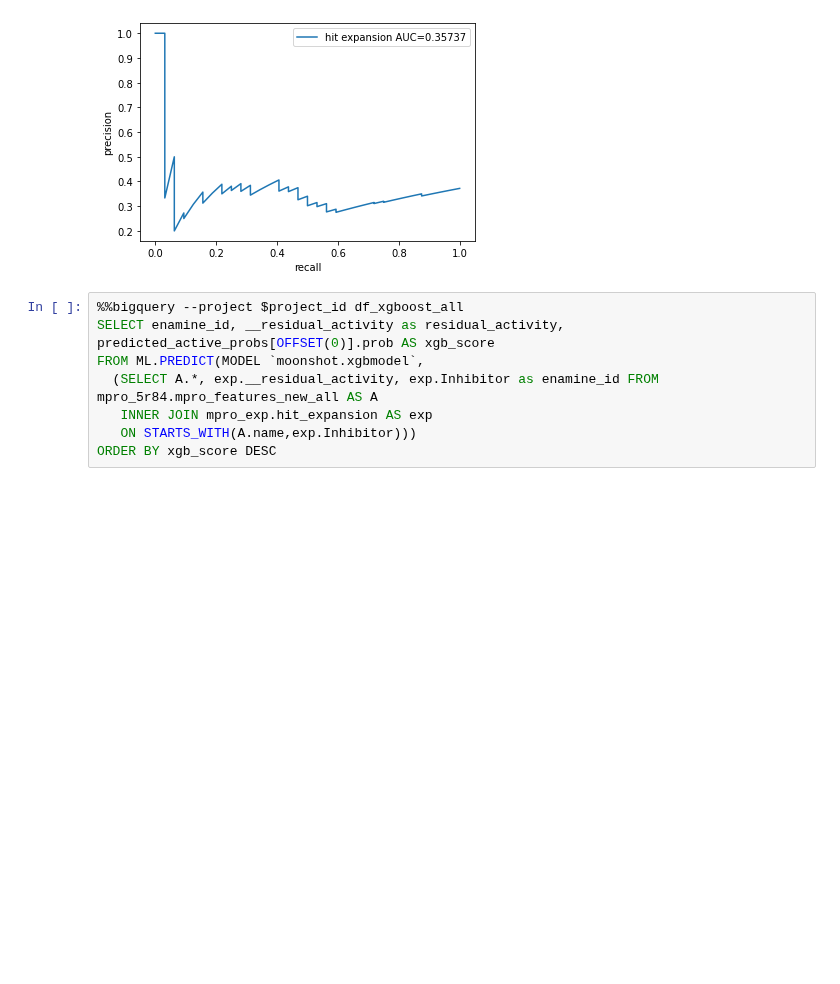
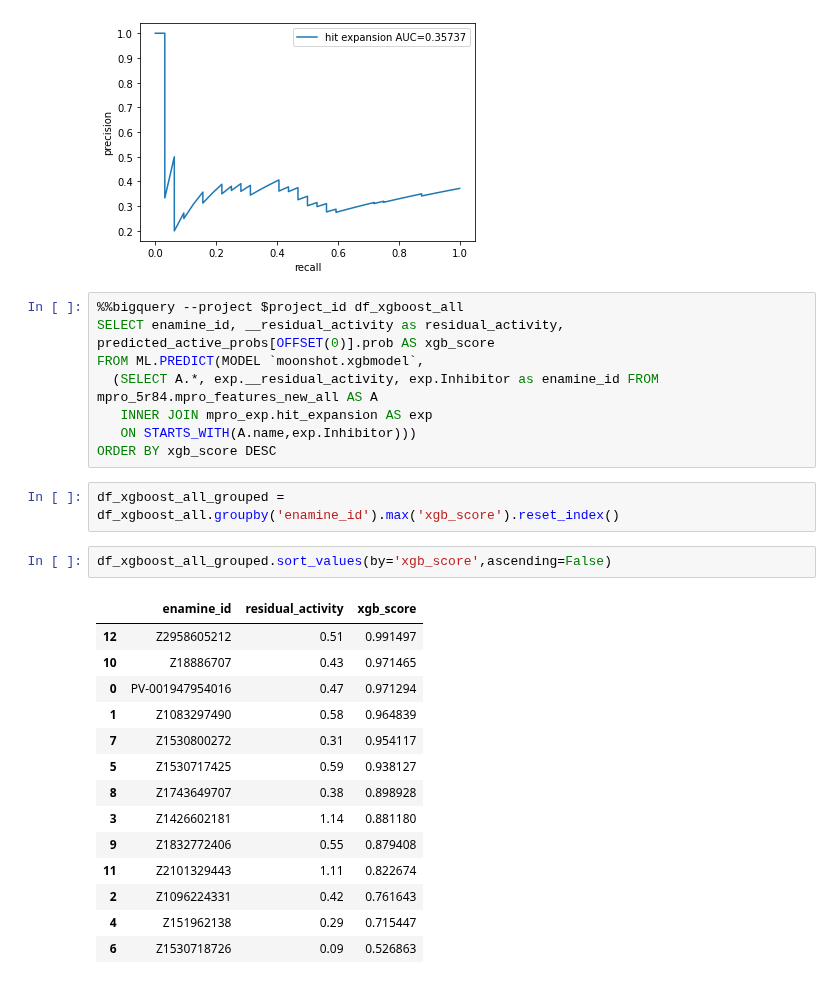
Before and after one commit to jglaser/gigadocking_notebooks, a Jupyter notebook: ML.ipynb, the cells around one changed output. Cells and saved outputs as stored; diff of their text form; blank space fills up the shorter version.

```diff
--- a/ML.ipynb
+++ b/ML.ipynb
@@ -433,3 +433,22 @@ FROM ML.PREDICT(MODEL `moonshot.xgbmodel`,
    INNER JOIN mpro_exp.hit_expansion AS exp
    ON STARTS_WITH(A.name,exp.Inhibitor)))
 ORDER BY xgb_score DESC
+# %%
+df_xgboost_all_grouped = df_xgboost_all.groupby('enamine_id').max('xgb_score').reset_index()
+# %%
+df_xgboost_all_grouped.sort_values(by='xgb_score',ascending=False)
+# %% [output]
+|  | enamine_id | residual_activity | xgb_score |
+| 12 | Z2958605212 | 0.51 | 0.991497 |
+| 10 | Z18886707 | 0.43 | 0.971465 |
+| 0 | PV-001947954016 | 0.47 | 0.971294 |
+| 1 | Z1083297490 | 0.58 | 0.964839 |
+| 7 | Z1530800272 | 0.31 | 0.954117 |
+| 5 | Z1530717425 | 0.59 | 0.938127 |
+| 8 | Z1743649707 | 0.38 | 0.898928 |
+| 3 | Z1426602181 | 1.14 | 0.881180 |
+| 9 | Z1832772406 | 0.55 | 0.879408 |
+| 11 | Z2101329443 | 1.11 | 0.822674 |
+| 2 | Z1096224331 | 0.42 | 0.761643 |
+| 4 | Z151962138 | 0.29 | 0.715447 |
+| 6 | Z1530718726 | 0.09 | 0.526863 |
```
Also changed, not shown: parts of 1 cell of this notebook.
